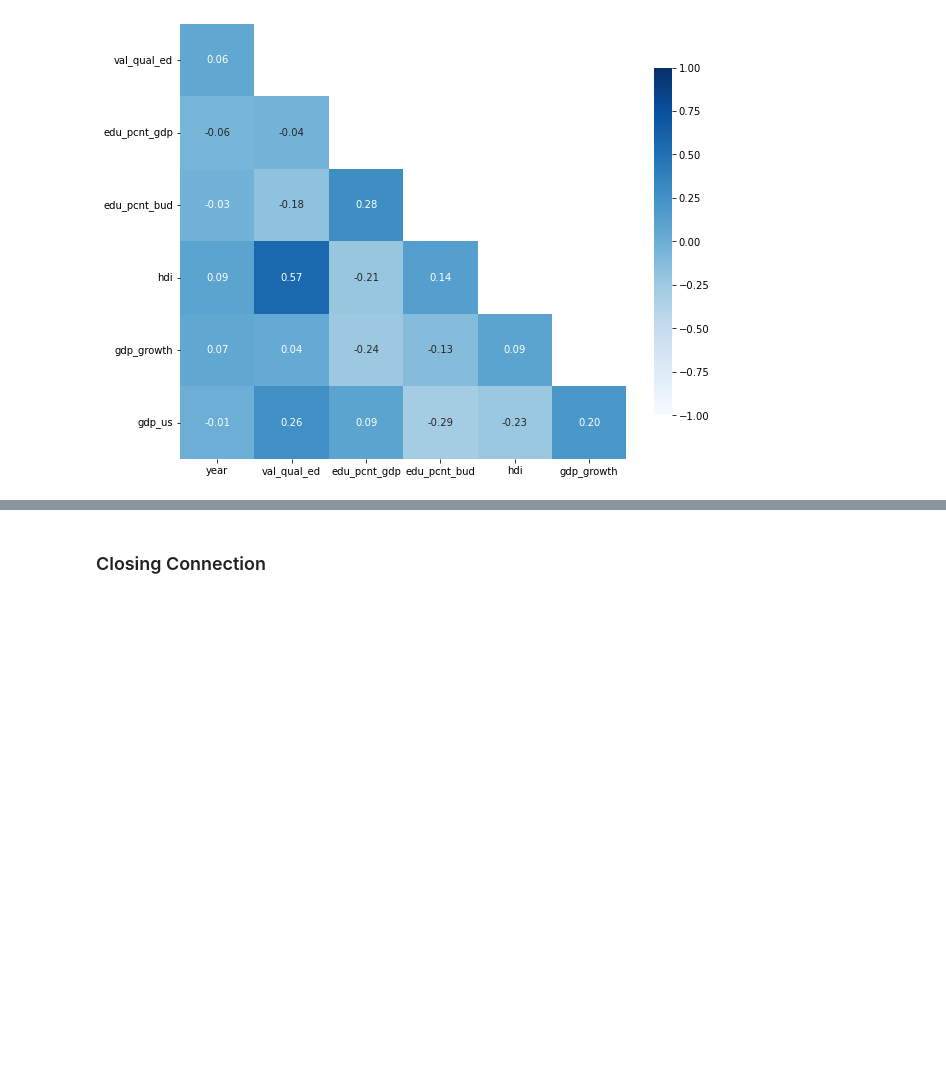
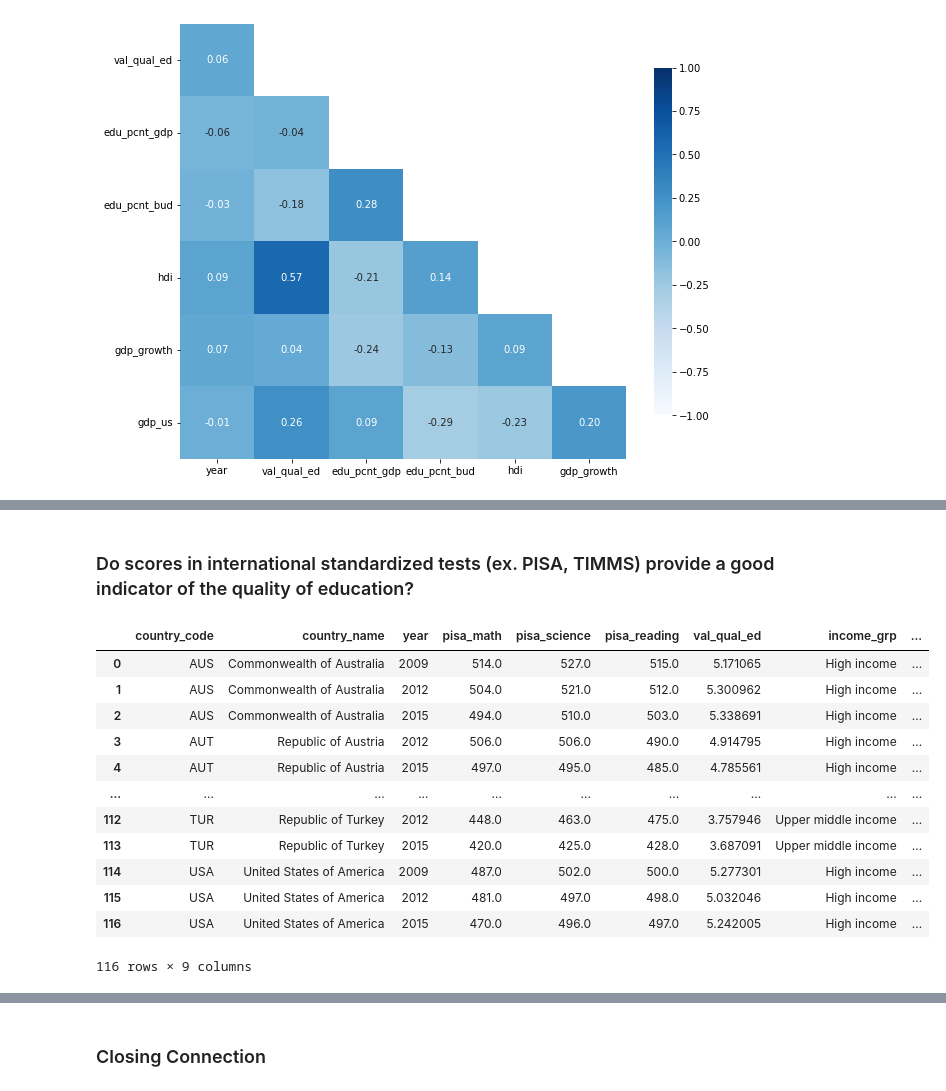
Before and after one commit to IShaalan/BAIT580A---Project-Repo, a Jupyter notebook: analysis.ipynb, the cells around one changed output, grey strips where cells are left out. Cells and saved outputs as stored; diff of their text form; code cells hidden in the pictures; blank space fills up the shorter version.

```diff
--- a/analysis.ipynb
+++ b/analysis.ipynb
@@ -199,0 +277,31 @@ Deprecated in NumPy 1.20; for more details and guidance: https://numpy.org/devdo
+# %% [markdown]
+### Do scores in international standardized tests (ex. PISA, TIMMS) provide a good indicator of the quality of education?
+# %%
+qu_scores_qual = '''SELECT ct.country_code, ct.country_name, ps.year, ps.pisamath,ps.pisasci, ps.pisaread, val_qual_ed, ct.income_grp, ct.region
+FROM edx.education_indicators as ei
+	INNER JOIN edx.pisa_scores as ps ON ei.year = ps.year and ei.country_code = ps.country_code
+	INNER JOIN edx.country as ct on ct.country_code  = ei.country_code
+WHERE val_qual_ed is not NULL and ps.year BETWEEN 2000 and 2020 '''
+
+cur.execute(query=qu_scores_qual)
+df_scores_qual = pd.DataFrame(cur.fetchall())
+
+df_scores_qual = df_scores_qual.dropna()
+
+df_scores_qual.columns = ['country_code','country_name', 'year', 'pisa_math','pisa_science','pisa_reading','val_qual_ed','income_grp','region']
+
+df_scores_qual
+# %% [output]
+|  | country_code | country_name | year | pisa_math | pisa_science | pisa_reading | val_qual_ed | income_grp | ... |
+| 0 | AUS | Commonwealth of Australia | 2009 | 514.0 | 527.0 | 515.0 | 5.171065 | High income | ... |
+| 1 | AUS | Commonwealth of Australia | 2012 | 504.0 | 521.0 | 512.0 | 5.300962 | High income | ... |
+| 2 | AUS | Commonwealth of Australia | 2015 | 494.0 | 510.0 | 503.0 | 5.338691 | High income | ... |
+| 3 | AUT | Republic of Austria | 2012 | 506.0 | 506.0 | 490.0 | 4.914795 | High income | ... |
+| 4 | AUT | Republic of Austria | 2015 | 497.0 | 495.0 | 485.0 | 4.785561 | High income | ... |
+| ... | ... | ... | ... | ... | ... | ... | ... | ... | ... |
+| 112 | TUR | Republic of Turkey | 2012 | 448.0 | 463.0 | 475.0 | 3.757946 | Upper middle income | ... |
+| 113 | TUR | Republic of Turkey | 2015 | 420.0 | 425.0 | 428.0 | 3.687091 | Upper middle income | ... |
+| 114 | USA | United States of America | 2009 | 487.0 | 502.0 | 500.0 | 5.277301 | High income | ... |
+| 115 | USA | United States of America | 2012 | 481.0 | 497.0 | 498.0 | 5.032046 | High income | ... |
+| 116 | USA | United States of America | 2015 | 470.0 | 496.0 | 497.0 | 5.242005 | High income | ... |
+116 rows × 9 columns
```
Also changed, not shown: parts of 13 cells of this notebook.
